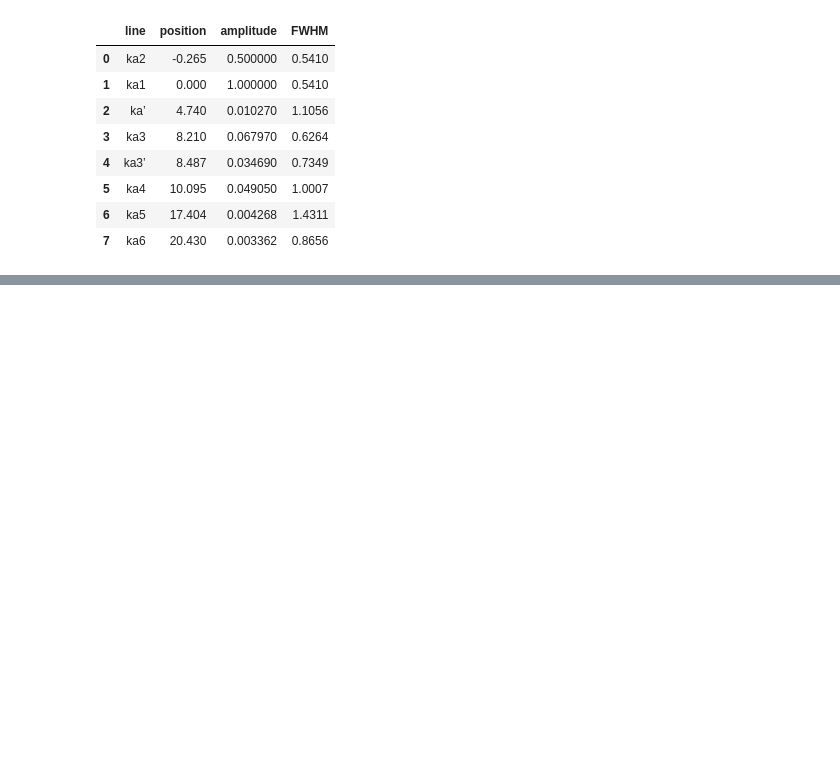
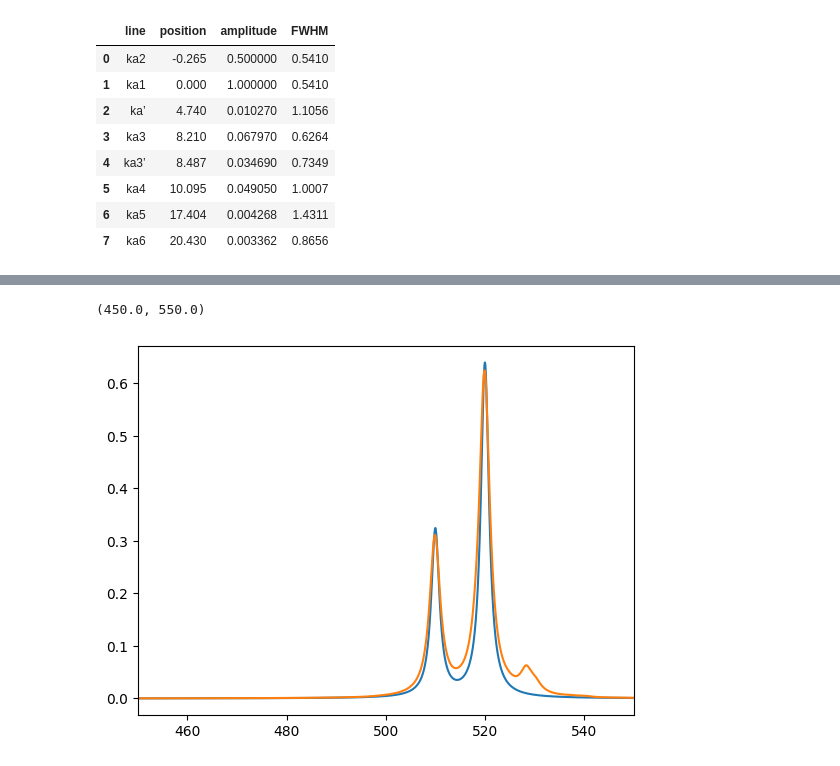
Before and after one commit to ChristianGeci/plntxps, a Jupyter notebook: satellite refactor/scratch paper.ipynb, the cells around one changed output, grey strips where cells are left out. Cells and saved outputs as stored; diff of their text form; code cells hidden in the pictures; blank space fills up the shorter version.

Commit message:
convolve and slice result

```diff
--- a/satellite refactor/scratch paper.ipynb
+++ b/satellite refactor/scratch paper.ipynb
@@ -79,0 +94,15 @@ plt.plot(x, y)
+# %%
+measured_spectrum = convolve(example_spectrum, sat_y, mode = 'full')
+
+kernel_origin_index = np.argmin(np.abs(sat_x)) #todo: make sure 0 is always evaluated in the kernel and use == 0 here
+measured_spectrum = measured_spectrum[
+    kernel_origin_index:
+    kernel_origin_index + len(example_spectrum)
+    ]
+# %%
+plt.plot(KE, example_spectrum)
+plt.plot(KE, measured_spectrum/15)
+plt.xlim(450, 550)
+# %% [output]
+(450.0, 550.0)
+[figure, added]
```
Also changed, not shown: parts of 3 cells of this notebook.
